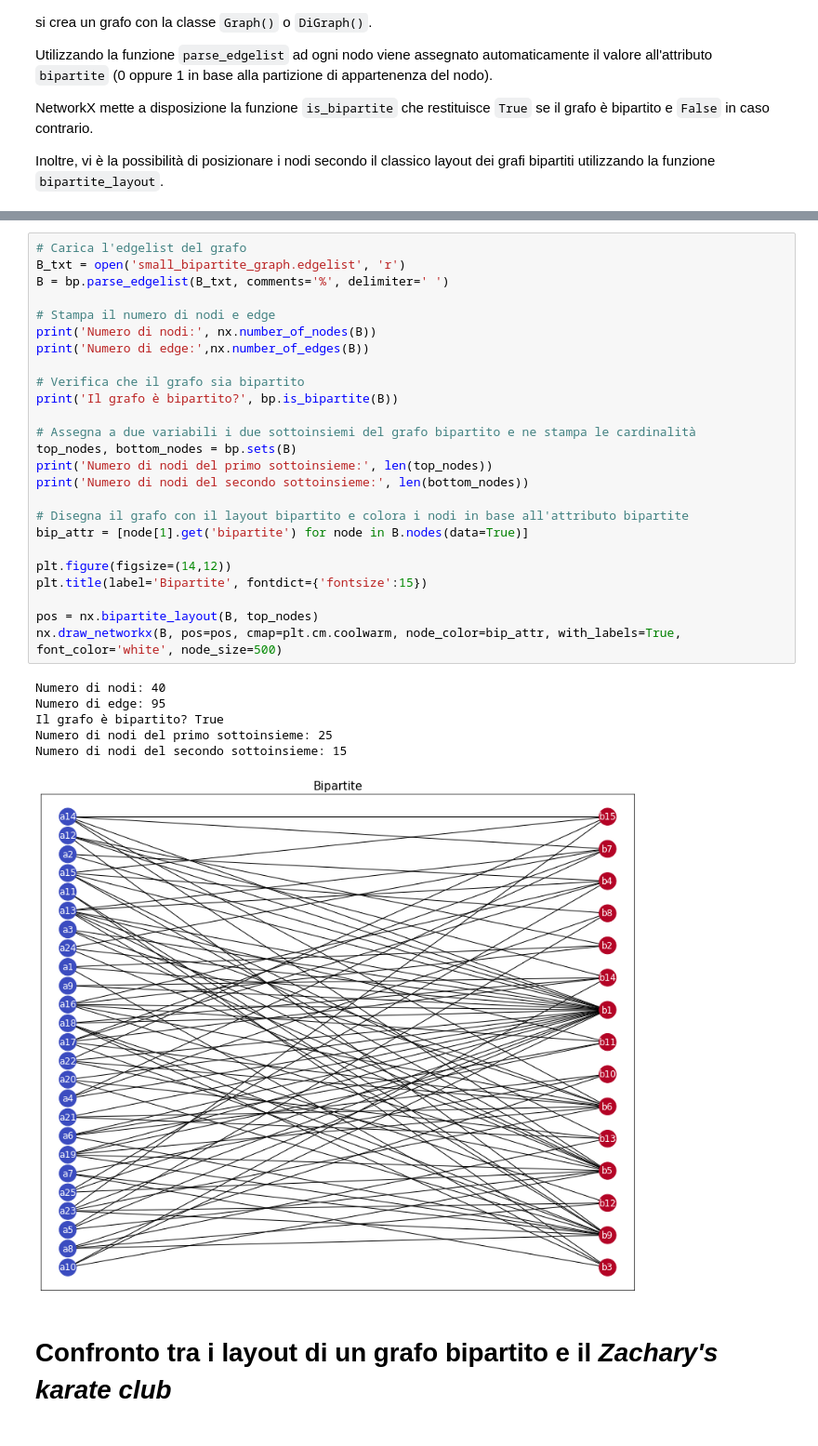
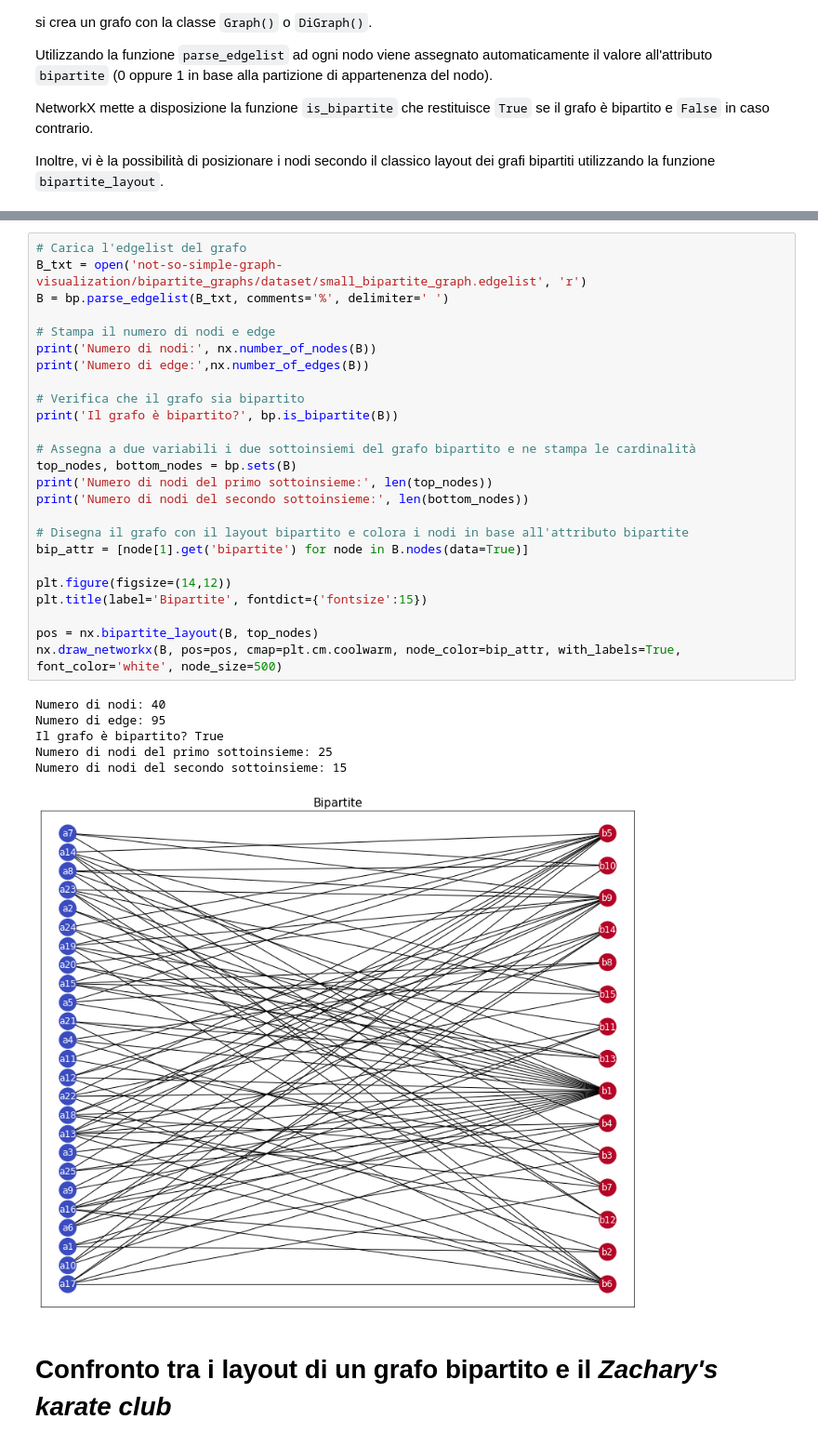
Before and after one commit to manuel-dileo/not-so-simple-graph-visualization, a Jupyter notebook: bipartite_graphs/bipartite_graphs.ipynb, the cells around one changed output, grey strips where cells are left out. Shown at 93% size. Cells and saved outputs as stored; diff of their text form.

Commit message:
updated notebook and dataset

```diff
--- a/bipartite_graphs/bipartite_graphs.ipynb
+++ b/bipartite_graphs/bipartite_graphs.ipynb
@@ -42,35 +35,35 @@ small_bipartite_gra     [ <=>                ] 125.52K  --.-KB/s    in 0.1s
 # %%
 # Carica l'edgelist del grafo
-B_txt = open('small_bipartite_graph.edgelist', 'r')
+B_txt = open('not-so-simple-graph-visualization/bipartite_graphs/dataset/small_bipartite_graph.edgelist', 'r')
 B = bp.parse_edgelist(B_txt, comments='%', delimiter=' ')
 
 # Stampa il numero di nodi e edge
 print('Numero di nodi:', nx.number_of_nodes(B))
 print('Numero di edge:',nx.number_of_edges(B))
 
 # Verifica che il grafo sia bipartito
 print('Il grafo è bipartito?', bp.is_bipartite(B))
 
 # Assegna a due variabili i due sottoinsiemi del grafo bipartito e ne stampa le cardinalità
 top_nodes, bottom_nodes = bp.sets(B)
 print('Numero di nodi del primo sottoinsieme:', len(top_nodes))
 print('Numero di nodi del secondo sottoinsieme:', len(bottom_nodes))
 
 # Disegna il grafo con il layout bipartito e colora i nodi in base all'attributo bipartite
 bip_attr = [node[1].get('bipartite') for node in B.nodes(data=True)]
 
 plt.figure(figsize=(14,12))
 plt.title(label='Bipartite', fontdict={'fontsize':15})
 
 pos = nx.bipartite_layout(B, top_nodes)
 nx.draw_networkx(B, pos=pos, cmap=plt.cm.coolwarm, node_color=bip_attr, with_labels=True, font_color='white', node_size=500)
 # %% [output]
 Numero di nodi: 40
 Numero di edge: 95
 Il grafo è bipartito? True
 Numero di nodi del primo sottoinsieme: 25
 Numero di nodi del secondo sottoinsieme: 15
-[figure, old version]
+[figure, new version]
 # %% [markdown]
 # Confronto tra i layout di un grafo bipartito e il *Zachary's karate club*
 # %%
```
Also changed, not shown: parts of 12 cells of this notebook, 1 other file.
